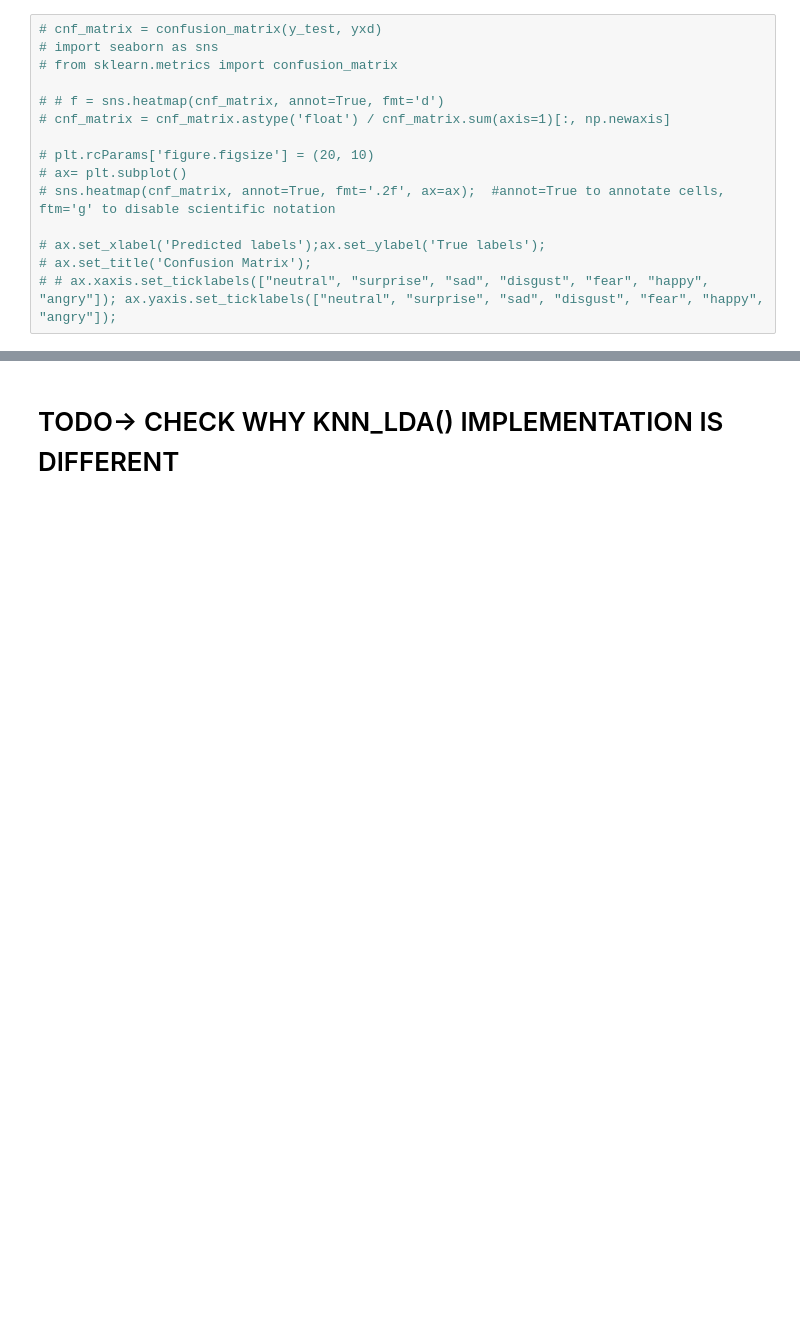
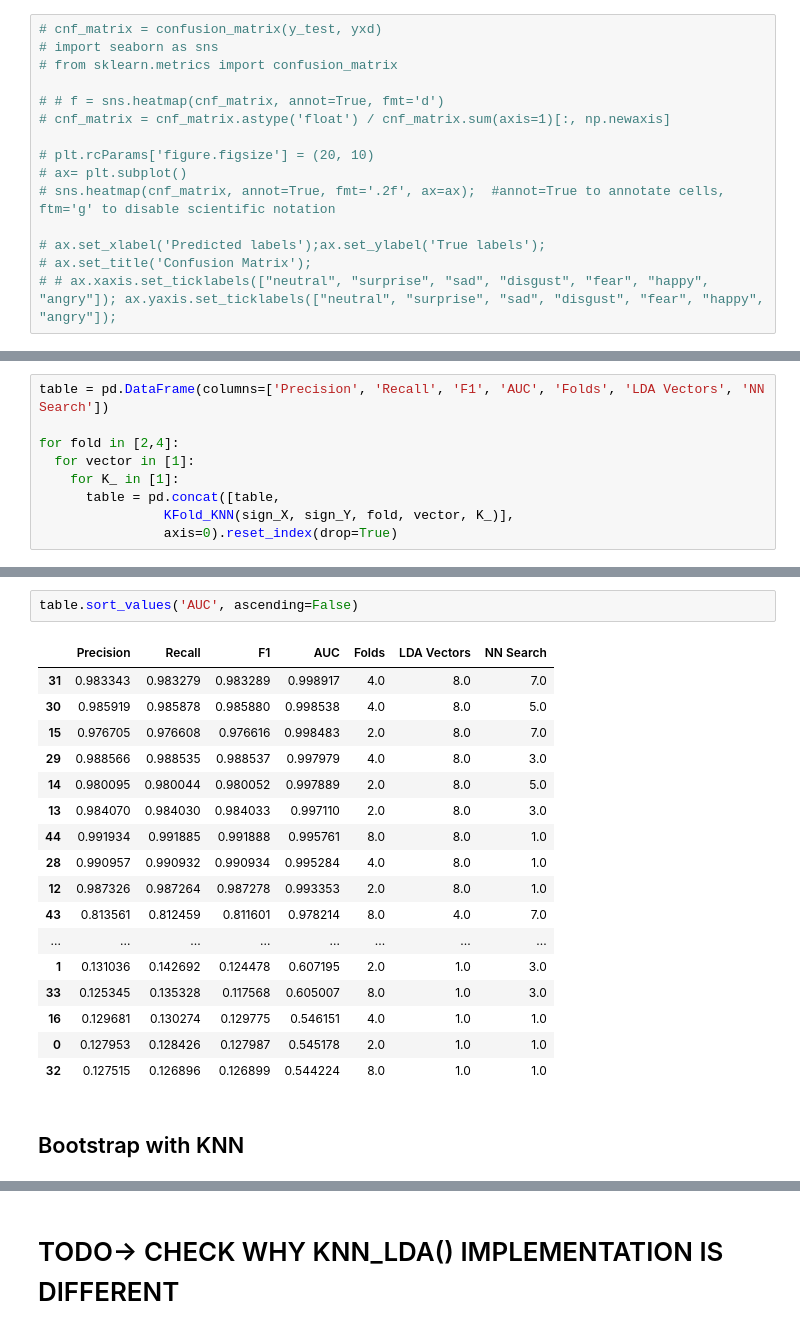
Before and after one commit to Mauricio-Bernuy/P2-IA, a Jupyter notebook: P2IA.ipynb, the cells around one changed output, grey strips where cells are left out. Saved outputs shown, nothing was run; the diff lists cells and outputs as text; blank space fills up the shorter version.

```diff
--- a/P2IA.ipynb
+++ b/P2IA.ipynb
@@ -229,0 +215,9 @@ Final metrics (4-Fold, 5-LDA vectors, 5-NN search)
+# %%
+table = pd.DataFrame(columns=['Precision', 'Recall', 'F1', 'AUC', 'Folds', 'LDA Vectors', 'NN Search'])
+
+for fold in [2,4]:
+  for vector in [1]:
+    for K_ in [1]:
+      table = pd.concat([table,
+                KFold_KNN(sign_X, sign_Y, fold, vector, K_)],
+                axis=0).reset_index(drop=True)
@@ -229,0 +241,22 @@ Final metrics (4-Fold, 5-LDA vectors, 5-NN search)
+# %%
+table.sort_values('AUC', ascending=False)
+# %% [output]
+|  | Precision | Recall | F1 | AUC | Folds | LDA Vectors | NN Search |
+| 31 | 0.983343 | 0.983279 | 0.983289 | 0.998917 | 4.0 | 8.0 | 7.0 |
+| 30 | 0.985919 | 0.985878 | 0.985880 | 0.998538 | 4.0 | 8.0 | 5.0 |
+| 15 | 0.976705 | 0.976608 | 0.976616 | 0.998483 | 2.0 | 8.0 | 7.0 |
+| 29 | 0.988566 | 0.988535 | 0.988537 | 0.997979 | 4.0 | 8.0 | 3.0 |
+| 14 | 0.980095 | 0.980044 | 0.980052 | 0.997889 | 2.0 | 8.0 | 5.0 |
+| 13 | 0.984070 | 0.984030 | 0.984033 | 0.997110 | 2.0 | 8.0 | 3.0 |
+| 44 | 0.991934 | 0.991885 | 0.991888 | 0.995761 | 8.0 | 8.0 | 1.0 |
+| 28 | 0.990957 | 0.990932 | 0.990934 | 0.995284 | 4.0 | 8.0 | 1.0 |
+| 12 | 0.987326 | 0.987264 | 0.987278 | 0.993353 | 2.0 | 8.0 | 1.0 |
+| 43 | 0.813561 | 0.812459 | 0.811601 | 0.978214 | 8.0 | 4.0 | 7.0 |
+| ... | ... | ... | ... | ... | ... | ... | ... |
+| 1 | 0.131036 | 0.142692 | 0.124478 | 0.607195 | 2.0 | 1.0 | 3.0 |
+| 33 | 0.125345 | 0.135328 | 0.117568 | 0.605007 | 8.0 | 1.0 | 3.0 |
+| 16 | 0.129681 | 0.130274 | 0.129775 | 0.546151 | 4.0 | 1.0 | 1.0 |
+| 0 | 0.127953 | 0.128426 | 0.127987 | 0.545178 | 2.0 | 1.0 | 1.0 |
+| 32 | 0.127515 | 0.126896 | 0.126899 | 0.544224 | 8.0 | 1.0 | 1.0 |
+# %% [markdown]
+## Bootstrap with KNN
```
Also changed, not shown: parts of 8 cells of this notebook.
